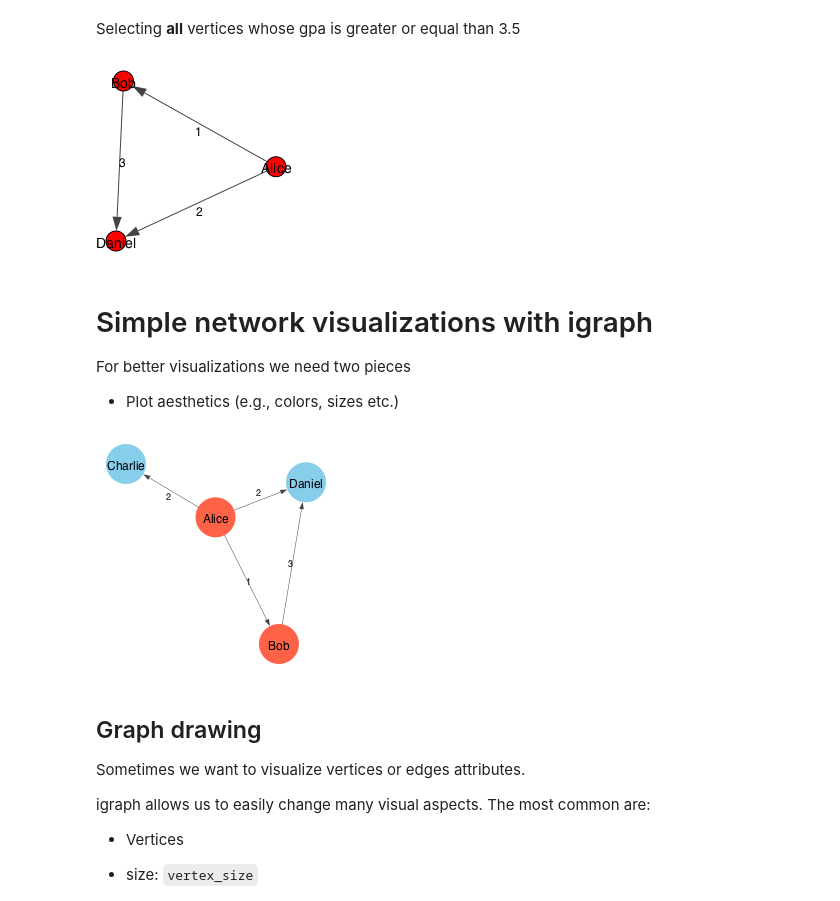
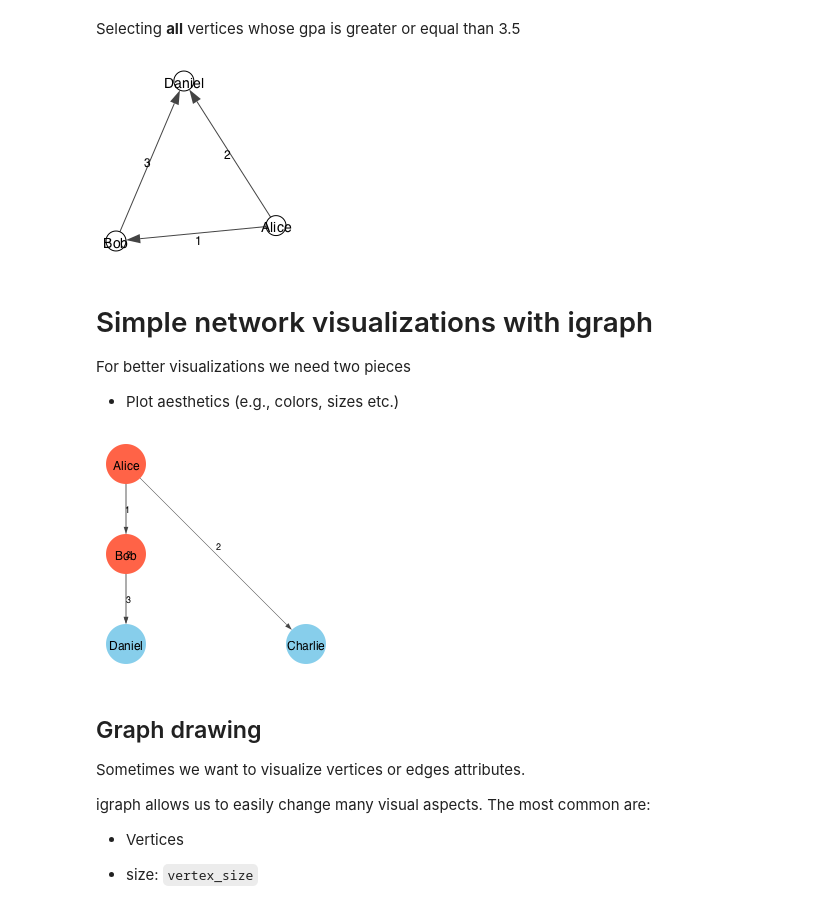
Before and after one commit to aquaregion/netscience, a Jupyter notebook: Complex Networks - Lecture 1.ipynb, the cells around one changed output. Saved outputs shown, nothing was run; the diff lists cells and outputs as text; code cells hidden in the pictures.

```diff
--- a/Complex Networks - Lecture 1.ipynb
+++ b/Complex Networks - Lecture 1.ipynb
@@ -263,30 +282,34 @@ good_students_network = good_students.subgraph()
 ig.plot(good_students_network,
         vertex_label=good_students_network.vs['name'],
         edge_label = good_students_network.es['ntexts'],
+        vertex_color='white',
         bbox=(0,0,200,200))
 # %% [output]
-[figure, old version]
+[figure, new version]
 # %% [markdown]
 # Simple network visualizations with igraph
 For better visualizations we need two pieces
  - Plot aesthetics (e.g., colors, sizes etc.)
+# %%
+layout = ig.Layout( [(0,0),(0,1),(0,2),(1,2)])
 # %%
 ig.plot(g,
+        layout = layout,
         vertex_label=g.vs['name'],
         vertex_color = ['tomato','tomato','sky blue','sky blue'],
         vertex_size = 40,
         vertex_label_size = 12,
         vertex_frame_width=0,
 
         edge_width=0.5,
         edge_arrow_size = 0.5,
         edge_label = g.es['ntexts'],
         edge_label_size=9,
         margin=30,
         bbox=(0,0,240,240)
        )
 # %% [output]
-[figure, old version]
+[figure, new version]
 # %% [markdown]
 ## Graph drawing
 Sometimes we want to visualize vertices or edges attributes.
```
Also changed, not shown: parts of 29 cells of this notebook, 1 other file.
